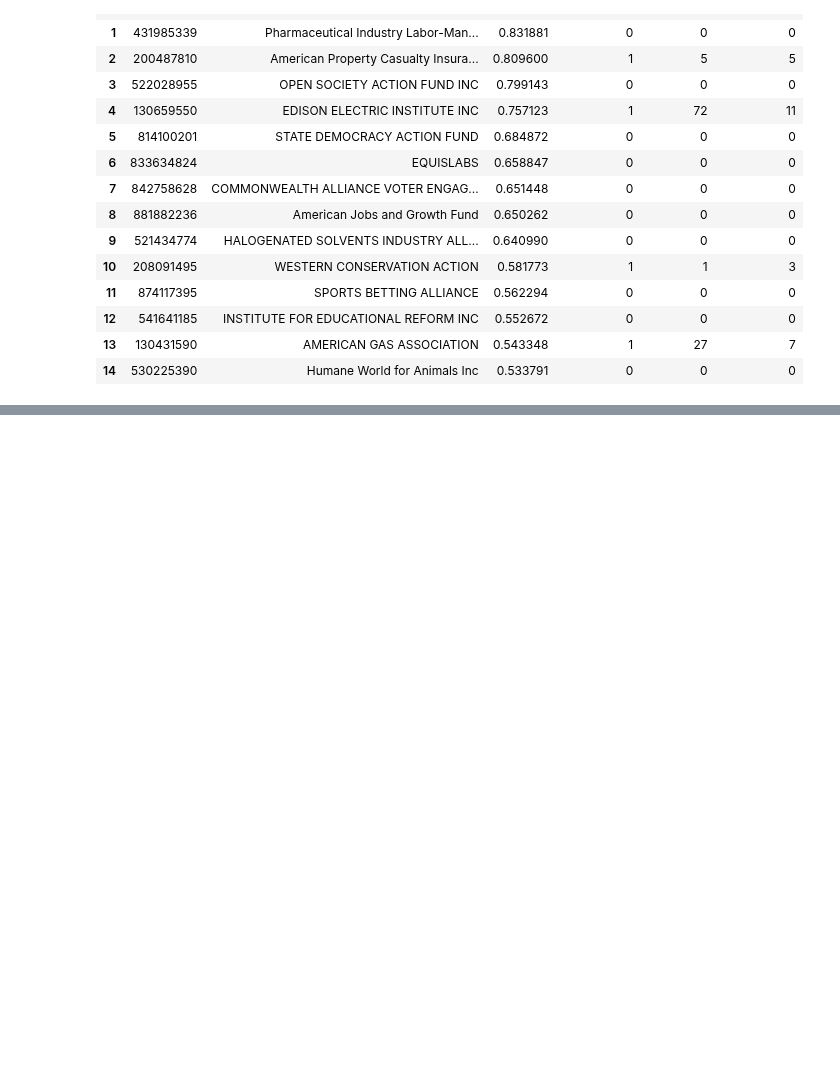
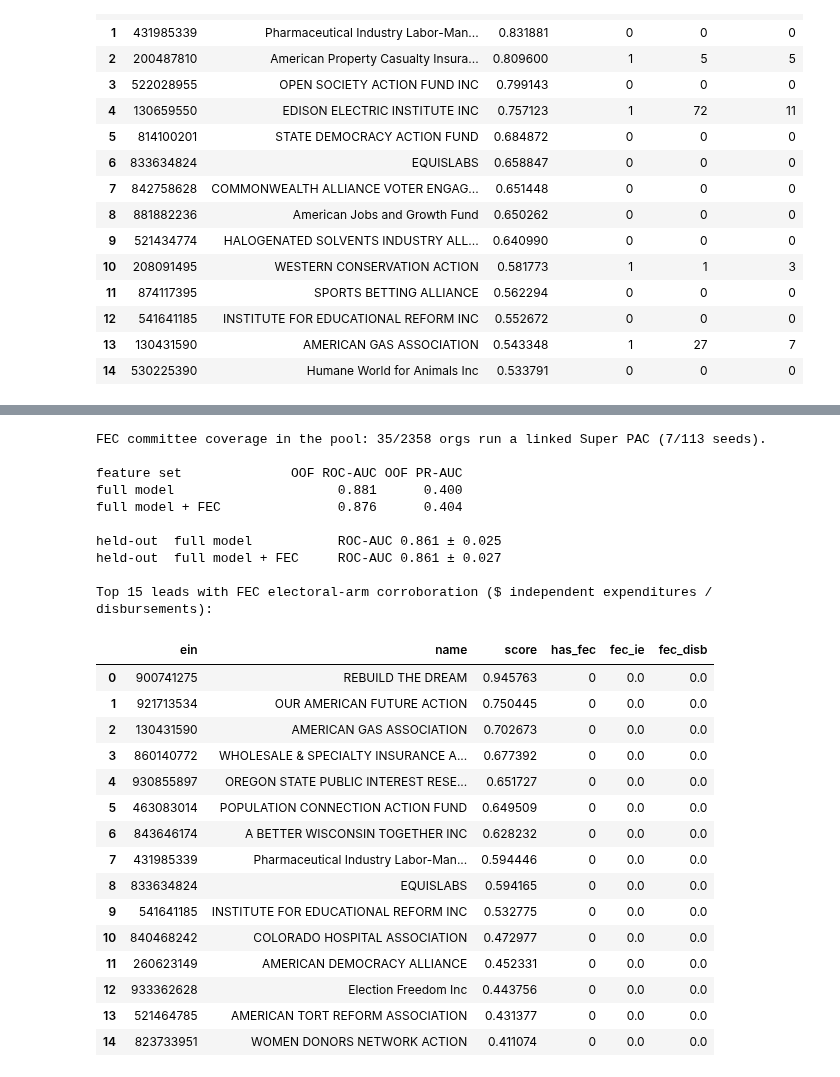
Before and after one commit to team-glass-house/influence-network, a Jupyter notebook: notebooks/lda_irs_name_state_analysis.ipynb, the cells around one changed output, grey strips where cells are left out. Drawn from its saved outputs; the diff is of its cells as text; code cells hidden in the pictures; blank space fills up the shorter version.

```diff
--- a/notebooks/lda_irs_name_state_analysis.ipynb
+++ b/notebooks/lda_irs_name_state_analysis.ipynb
@@ -1279,0 +1383,79 @@ Top 15 leads with LDA lobbying corroboration:
+# %%
+# FEC as a modeling signal (has_fec + log independent expenditures / disbursements) + corroboration on leads.
+import numpy as np, pandas as pd
+from sklearn.metrics import roc_auc_score, average_precision_score
+
+fec_by_ein = (fec_link.groupby("ein")
+              .agg(fec_n_committees=("committee_id", "nunique"),
+                   fec_ie=("ie", "sum"), fec_disb=("disb", "sum")).reset_index())
+fe = pd.DataFrame({"ein": nodes}).merge(fec_by_ein, on="ein", how="left").fillna(0)
+fe["has_fec"] = (fe.fec_n_committees > 0).astype(int)
+fe["log_fec_ie"] = np.log1p(fe.fec_ie); fe["log_fec_disb"] = np.log1p(fe.fec_disb)
+FECF = ["has_fec", "log_fec_ie", "log_fec_disb"]
+Xfec = np.column_stack([Xbase, fe[FECF].values])
+
+cov_pool = int(fe.has_fec.sum()); cov_seed = int(((fe.has_fec == 1).values & (y == 1)).sum())
+print(f"FEC committee coverage in the pool: {cov_pool}/{len(nodes)} orgs run a linked Super PAC "
+      f"({cov_seed}/{int(y.sum())} seeds).")
+
+cv = StratifiedKFold(5, shuffle=True, random_state=0)
+def _oof(Xb):
+    oof = np.zeros(len(nodes))
+    for tr, te in cv.split(Xb, y):
+        tp = [nodes[i] for i in tr if y[i] == 1]
+        Xp = np.column_stack([Xb, prox(tp)])
+        oof[te] = GBC().fit(Xp[tr], y[tr]).predict_proba(Xp[te])[:, 1]
+    return oof
+print(f"\n{'feature set':24s} {'OOF ROC-AUC':>11} {'OOF PR-AUC':>10}")
+for tag, Xb in [("full model", Xbase), ("full model + FEC", Xfec)]:
+    o = _oof(Xb)
+    print(f"{tag:24s} {roc_auc_score(y, o):>11.3f} {average_precision_score(y, o):>10.3f}")
+
+seed_i = np.where(y == 1)[0]; neg_i = np.where(y == 0)[0]
+def _holdout(Xb, frac=0.40):
+    aucs = []
+    for rs in range(5):
+        rng = np.random.default_rng(rs)
+        hold = rng.choice(seed_i, size=int(frac * len(seed_i)), replace=False)
+        tr_seed = np.setdiff1d(seed_i, hold)
+        Xall = np.column_stack([Xb, prox([nodes[i] for i in tr_seed])])
+        rows = np.concatenate([tr_seed, neg_i])
+        sc = GBC().fit(Xall[rows], y[rows]).predict_proba(Xall)[:, 1]
+        ev = np.concatenate([hold, neg_i]); ye = np.concatenate([np.ones(len(hold)), np.zeros(len(neg_i))])
+        aucs.append(roc_auc_score(ye, sc[ev]))
+    return np.mean(aucs), np.std(aucs)
+print()
+for tag, Xb in [("full model", Xbase), ("full model + FEC", Xfec)]:
+    a, s = _holdout(Xb)
+    print(f"held-out  {tag:20s} ROC-AUC {a:.3f} ± {s:.3f}")
+
+print("\nTop 15 leads with FEC electoral-arm corroboration ($ independent expenditures / disbursements):")
+display(leads.head(15).merge(fe[["ein", "has_fec", "fec_ie", "fec_disb"]], on="ein", how="left")
+        [["ein", "name", "score", "has_fec", "fec_ie", "fec_disb"]])
+# %% [output]
+FEC committee coverage in the pool: 35/2358 orgs run a linked Super PAC (7/113 seeds).
+
+feature set              OOF ROC-AUC OOF PR-AUC
+full model                     0.881      0.400
+full model + FEC               0.876      0.404
+
+held-out  full model           ROC-AUC 0.861 ± 0.025
+held-out  full model + FEC     ROC-AUC 0.861 ± 0.027
+
+Top 15 leads with FEC electoral-arm corroboration ($ independent expenditures / disbursements):
+|  | ein | name | score | has_fec | fec_ie | fec_disb |
+| 0 | 900741275 | REBUILD THE DREAM | 0.945763 | 0 | 0.0 | 0.0 |
+| 1 | 921713534 | OUR AMERICAN FUTURE ACTION | 0.750445 | 0 | 0.0 | 0.0 |
+| 2 | 130431590 | AMERICAN GAS ASSOCIATION | 0.702673 | 0 | 0.0 | 0.0 |
+| 3 | 860140772 | WHOLESALE & SPECIALTY INSURANCE A... | 0.677392 | 0 | 0.0 | 0.0 |
+| 4 | 930855897 | OREGON STATE PUBLIC INTEREST RESE... | 0.651727 | 0 | 0.0 | 0.0 |
+| 5 | 463083014 | POPULATION CONNECTION ACTION FUND | 0.649509 | 0 | 0.0 | 0.0 |
+| 6 | 843646174 | A BETTER WISCONSIN TOGETHER INC | 0.628232 | 0 | 0.0 | 0.0 |
+| 7 | 431985339 | Pharmaceutical Industry Labor-Man... | 0.594446 | 0 | 0.0 | 0.0 |
+| 8 | 833634824 | EQUISLABS | 0.594165 | 0 | 0.0 | 0.0 |
+| 9 | 541641185 | INSTITUTE FOR EDUCATIONAL REFORM INC | 0.532775 | 0 | 0.0 | 0.0 |
+| 10 | 840468242 | COLORADO HOSPITAL ASSOCIATION | 0.472977 | 0 | 0.0 | 0.0 |
+| 11 | 260623149 | AMERICAN DEMOCRACY ALLIANCE | 0.452331 | 0 | 0.0 | 0.0 |
+| 12 | 933362628 | Election Freedom Inc | 0.443756 | 0 | 0.0 | 0.0 |
+| 13 | 521464785 | AMERICAN TORT REFORM ASSOCIATION | 0.431377 | 0 | 0.0 | 0.0 |
+| 14 | 823733951 | WOMEN DONORS NETWORK ACTION | 0.411074 | 0 | 0.0 | 0.0 |
```
Also changed, not shown: parts of 12 cells of this notebook.
